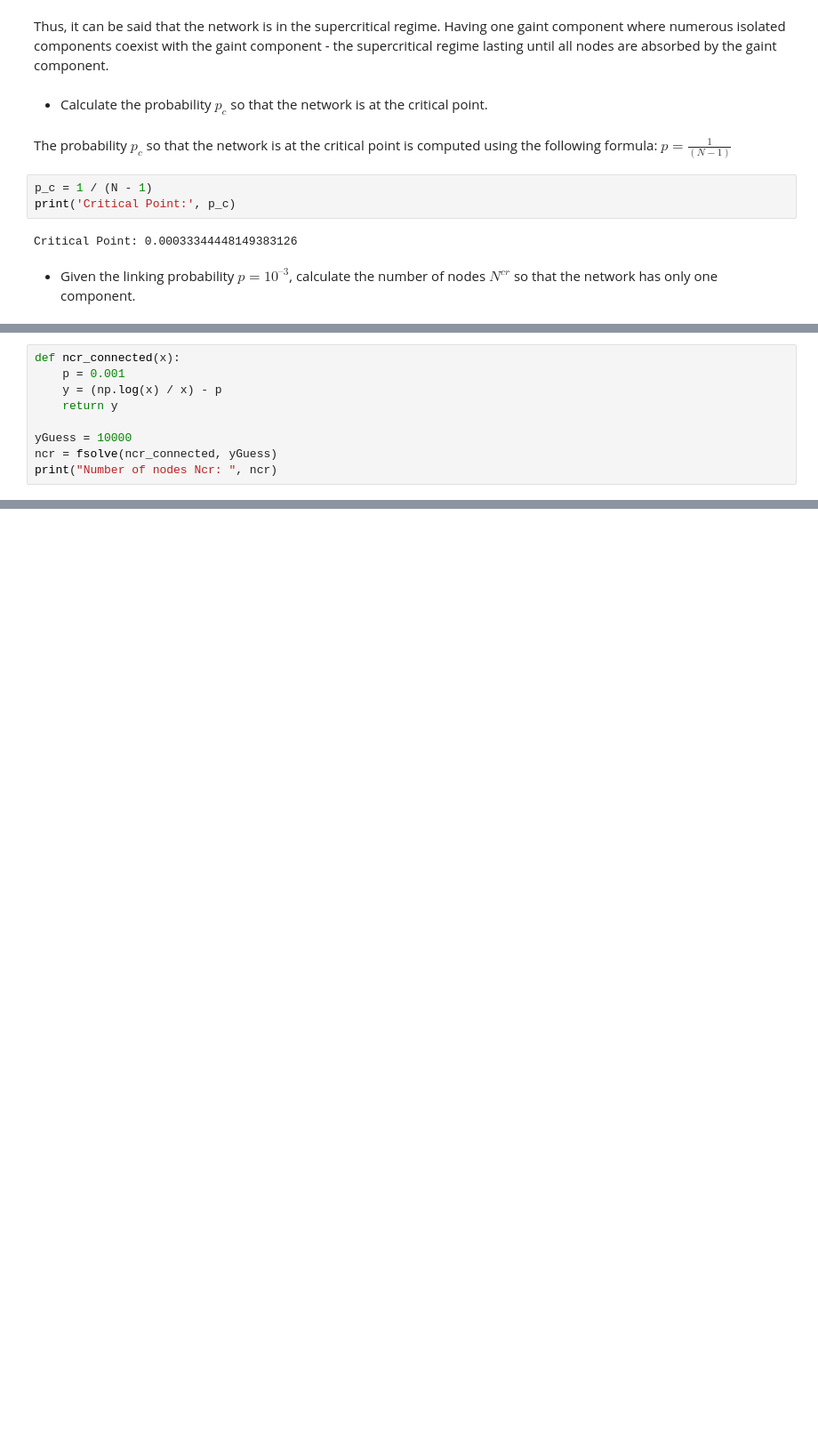
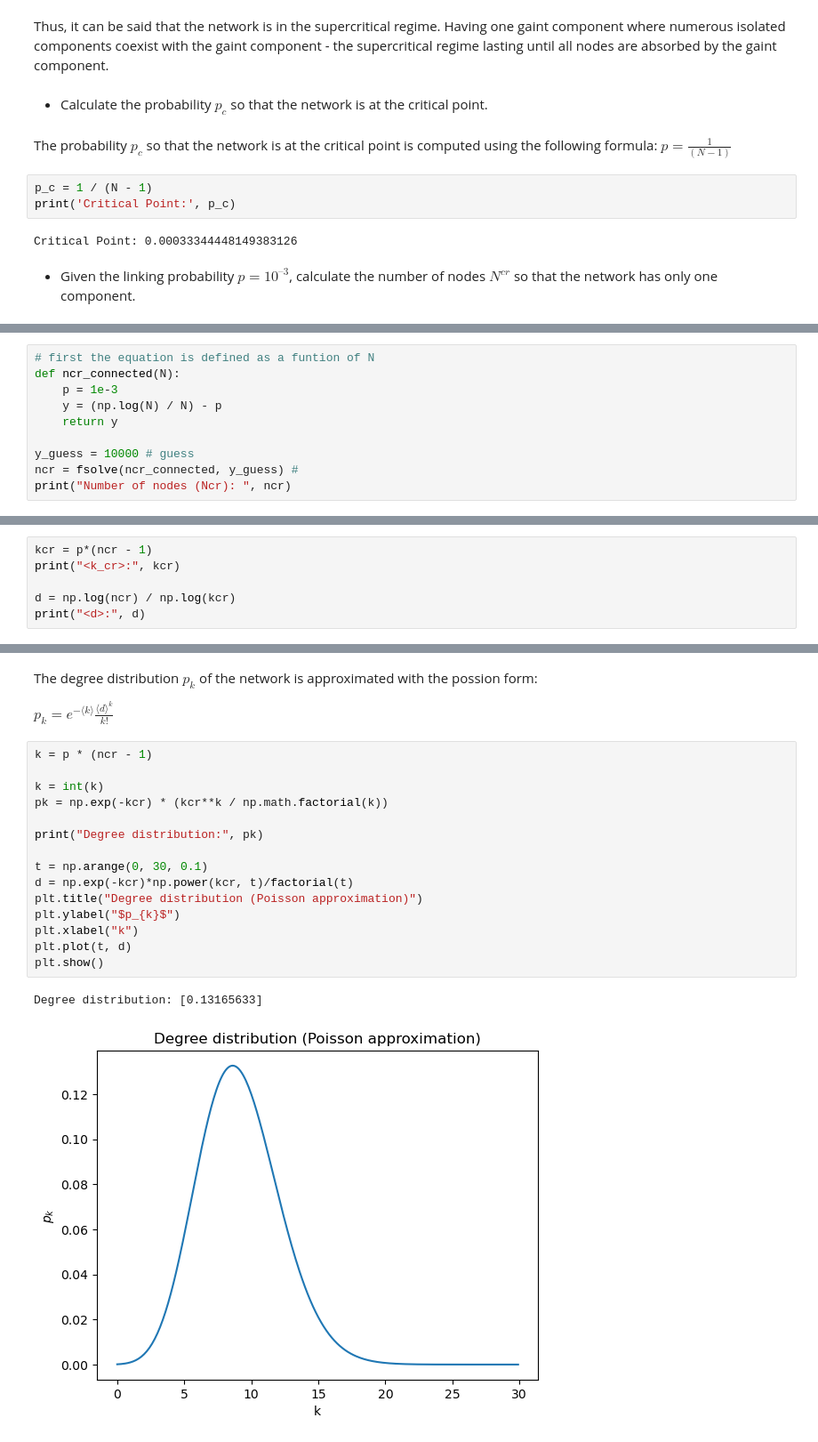
Before and after one commit to peern/social-graphs-assignments, a Jupyter notebook: assignment-1/assignment-1.ipynb, the cells around one changed output, grey strips where cells are left out. Shown at 89% size. Saved outputs shown, nothing was run; the diff lists cells and outputs as text; blank space fills up the shorter version.

```diff
--- a/assignment-1/assignment-1.ipynb
+++ b/assignment-1/assignment-1.ipynb
@@ -63,9 +62,10 @@ The number of nodes $N^{cr}$ given the linking probability $p = 10^{–3}$ is co
 # %%
-def ncr_connected(x):
-    p = 0.001
-    y = (np.log(x) / x) - p
+# first the equation is defined as a funtion of N
+def ncr_connected(N):
+    p = 1e-3
+    y = (np.log(N) / N) - p
     return y
 
-yGuess = 10000
-ncr = fsolve(ncr_connected, yGuess)
-print("Number of nodes Ncr: ", ncr)
+y_guess = 10000 # guess
+ncr = fsolve(ncr_connected, y_guess) #
+print("Number of nodes (Ncr): ", ncr)
@@ -71,0 +86,6 @@ print("Number of nodes Ncr: ", ncr)
+# %%
+kcr = p*(ncr - 1)
+print("<k_cr>:", kcr)
+
+d = np.log(ncr) / np.log(kcr)
+print("<d>:", d)
@@ -71,0 +99,22 @@ print("Number of nodes Ncr: ", ncr)
+# %% [markdown]
+The degree distribution $p_k$ of the network is approximated with the possion form:
+
+$p_k = e^{-〈k〉} \frac{〈d〉^k}{k!}$
+# %%
+k = p * (ncr - 1)
+
+k = int(k)
+pk = np.exp(-kcr) * (kcr**k / np.math.factorial(k))
+
+print("Degree distribution:", pk)
+
+t = np.arange(0, 30, 0.1)
+d = np.exp(-kcr)*np.power(kcr, t)/factorial(t)
+plt.title("Degree distribution (Poisson approximation)")
+plt.ylabel("$p_{k}$")
+plt.xlabel("k")
+plt.plot(t, d)
+plt.show()
+# %% [output]
+Degree distribution: [0.13165633]
+[figure, added]
```
Also changed, not shown: parts of 10 cells of this notebook.
